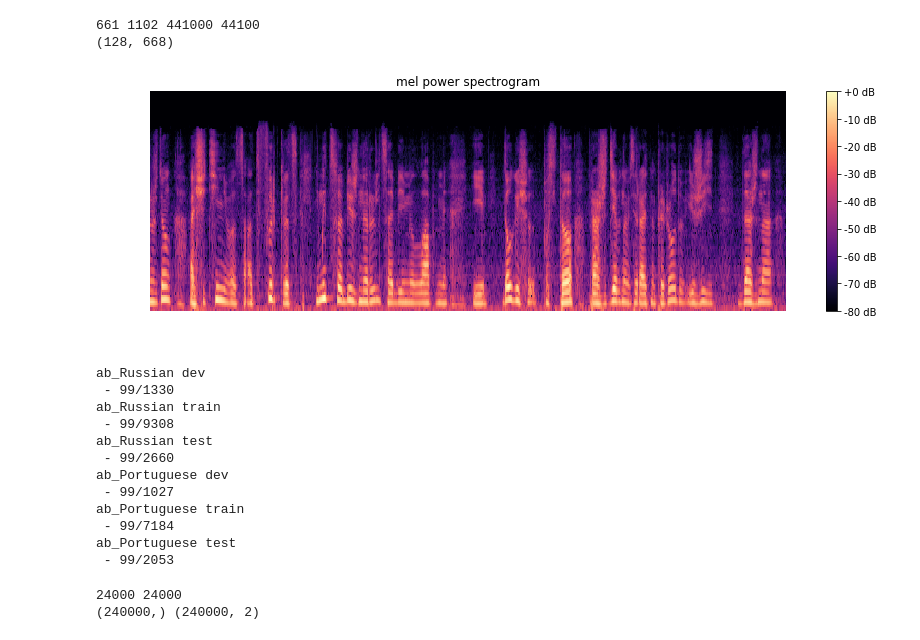
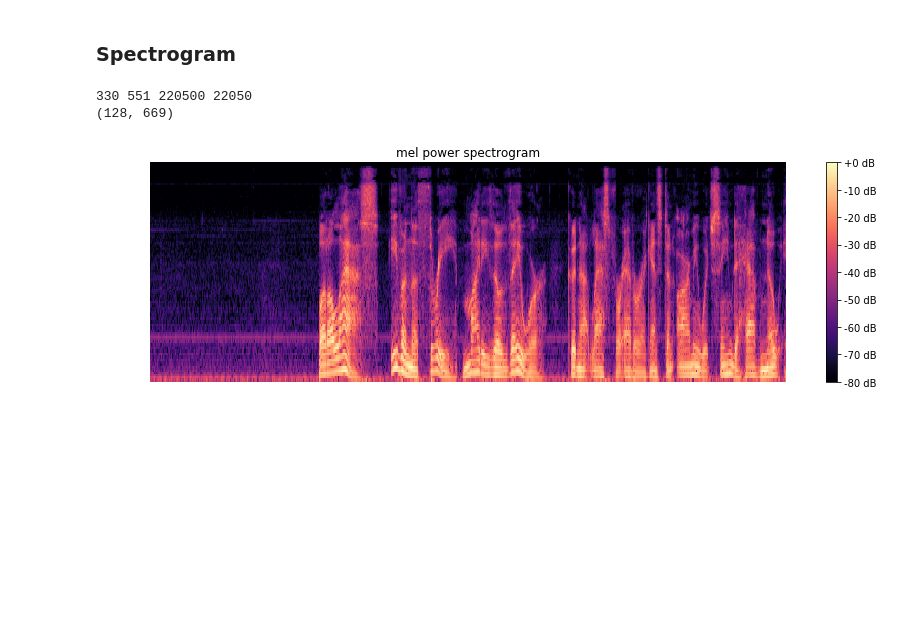
Before and after one commit to EgorKolesnikov/LangIS, a Jupyter notebook: ipynb/features.ipynb, the cells around one changed output. Saved outputs shown, nothing was run; the diff lists cells and outputs as text; code cells hidden in the pictures; blank space fills up the shorter version.

```diff
--- a/ipynb/features.ipynb
+++ b/ipynb/features.ipynb
@@ -8,6 +8,10 @@ import os
 import shutil
 from scipy.io import wavfile
 %matplotlib inline
+# %%
+TEST_WAV = '/home/kolegor/test.wav'
+# %% [markdown]
+### Spectrogram
 # %%
 def wav_to_spectrogram(wav_path, save_path, show=False):
     y, sr = librosa.load(wav_path, sr=None)
@@ -56,7 +58,7 @@ path = '/home/kolegor/Study/Master/Work/data/clean/ab_Russian/train/2-fm-dostoev
 # %%
-log_S, hop_length = wav_to_spectrogram(path, '/home/kolegor/test.spectrogram.png', show=True)
+log_S, hop_length = wav_to_spectrogram(TEST_WAV, '/home/kolegor/test.spectrogram.png', show=True)
 print log_S.shape
 # %% [output]
-661 1102 441000 44100
-(128, 668)
+330 551 220500 22050
+(128, 669)
-[figure, old version]
+[figure, new version]
@@ -96,18 +64,0 @@ datasets = ['dev', 'train', 'test']
-# %%
-for language in languages:
-    for dataset in datasets:
-        print language, dataset
-        add_sr_info_to_feature_files(language, dataset)
-# %% [output]
-ab_Russian dev
- - 99/1330
-ab_Russian train
- - 99/9308
-ab_Russian test
- - 99/2660
-ab_Portuguese dev
- - 99/1027
-ab_Portuguese train
- - 99/7184
-ab_Portuguese test
- - 99/2053
@@ -118,6 +64,0 @@ s2, d2 = wavfile.read(p)
-# %%
-print s1, s2
-print d1.shape, d2.shape
-# %% [output]
-24000 24000
-(240000,) (240000, 2)
```
Also changed, not shown: parts of 17 cells of this notebook, 3 other files.
